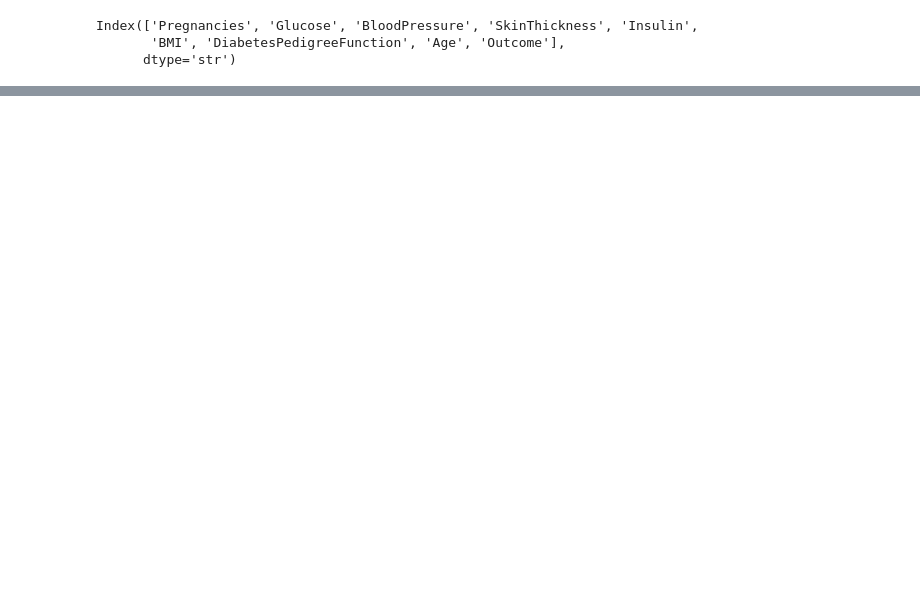
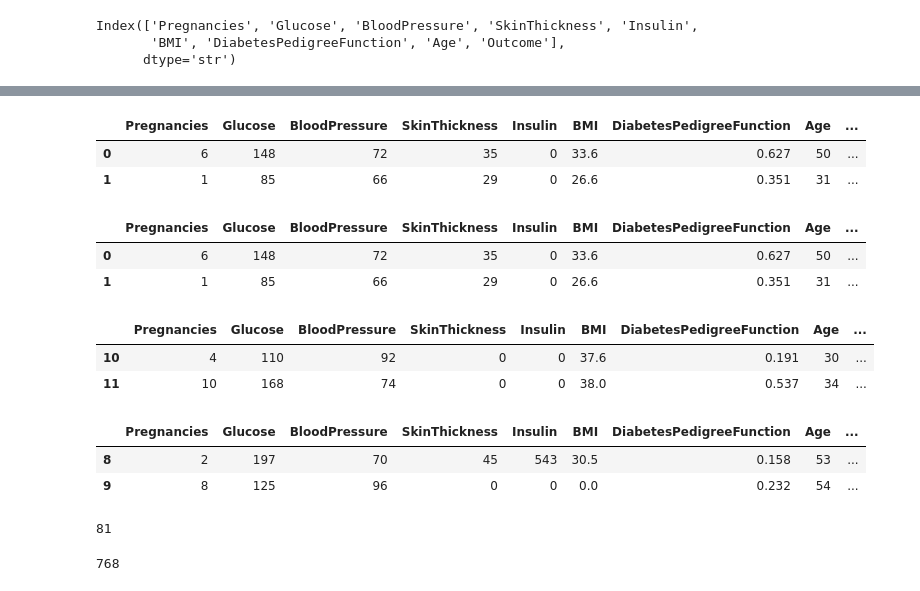
Before and after one commit to akyadav43-debug/Python-Basics, a Jupyter notebook: Pandas.ipynb, the cells around one changed output, grey strips where cells are left out. Cells and saved outputs as stored; diff of their text form; code cells hidden in the pictures; blank space fills up the shorter version.

```diff
--- a/Pandas.ipynb
+++ b/Pandas.ipynb
@@ -105,0 +136,2 @@ df.sort_values('Age')
+# %%
+df['New_Age'] = df.Age + 10
@@ -105,0 +153,6 @@ df.sort_values('Age')
+# %%
+df.head(2)
+# %% [output]
+|  | Pregnancies | Glucose | BloodPressure | SkinThickness | Insulin | BMI | DiabetesPedigreeFunction | Age | ... |
+| 0 | 6 | 148 | 72 | 35 | 0 | 33.6 | 0.627 | 50 | ... |
+| 1 | 1 | 85 | 66 | 29 | 0 | 26.6 | 0.351 | 31 | ... |
@@ -105,0 +161,28 @@ df.sort_values('Age')
+# %%
+df.head(2)
+# %% [output]
+|  | Pregnancies | Glucose | BloodPressure | SkinThickness | Insulin | BMI | DiabetesPedigreeFunction | Age | ... |
+| 0 | 6 | 148 | 72 | 35 | 0 | 33.6 | 0.627 | 50 | ... |
+| 1 | 1 | 85 | 66 | 29 | 0 | 26.6 | 0.351 | 31 | ... |
+# %%
+##How to access specific rows and columns in pandas DataFrame
+df[10:12]
+# %% [output]
+|  | Pregnancies | Glucose | BloodPressure | SkinThickness | Insulin | BMI | DiabetesPedigreeFunction | Age | ... |
+| 10 | 4 | 110 | 92 | 0 | 0 | 37.6 | 0.191 | 30 | ... |
+| 11 | 10 | 168 | 74 | 0 | 0 | 38.0 | 0.537 | 34 | ... |
+# %%
+df[df.Age > 50].head(2)
+# %% [output]
+|  | Pregnancies | Glucose | BloodPressure | SkinThickness | Insulin | BMI | DiabetesPedigreeFunction | Age | ... |
+| 8 | 2 | 197 | 70 | 45 | 543 | 30.5 | 0.158 | 53 | ... |
+| 9 | 8 | 125 | 96 | 0 | 0 | 0.0 | 0.232 | 54 | ... |
+# %%
+Age_50= df[df.Age >50]
+len(Age_50)
+# %% [output]
+81
+# %%
+len(df)
+# %% [output]
+768
```
Also changed, not shown: parts of 10 cells of this notebook.
